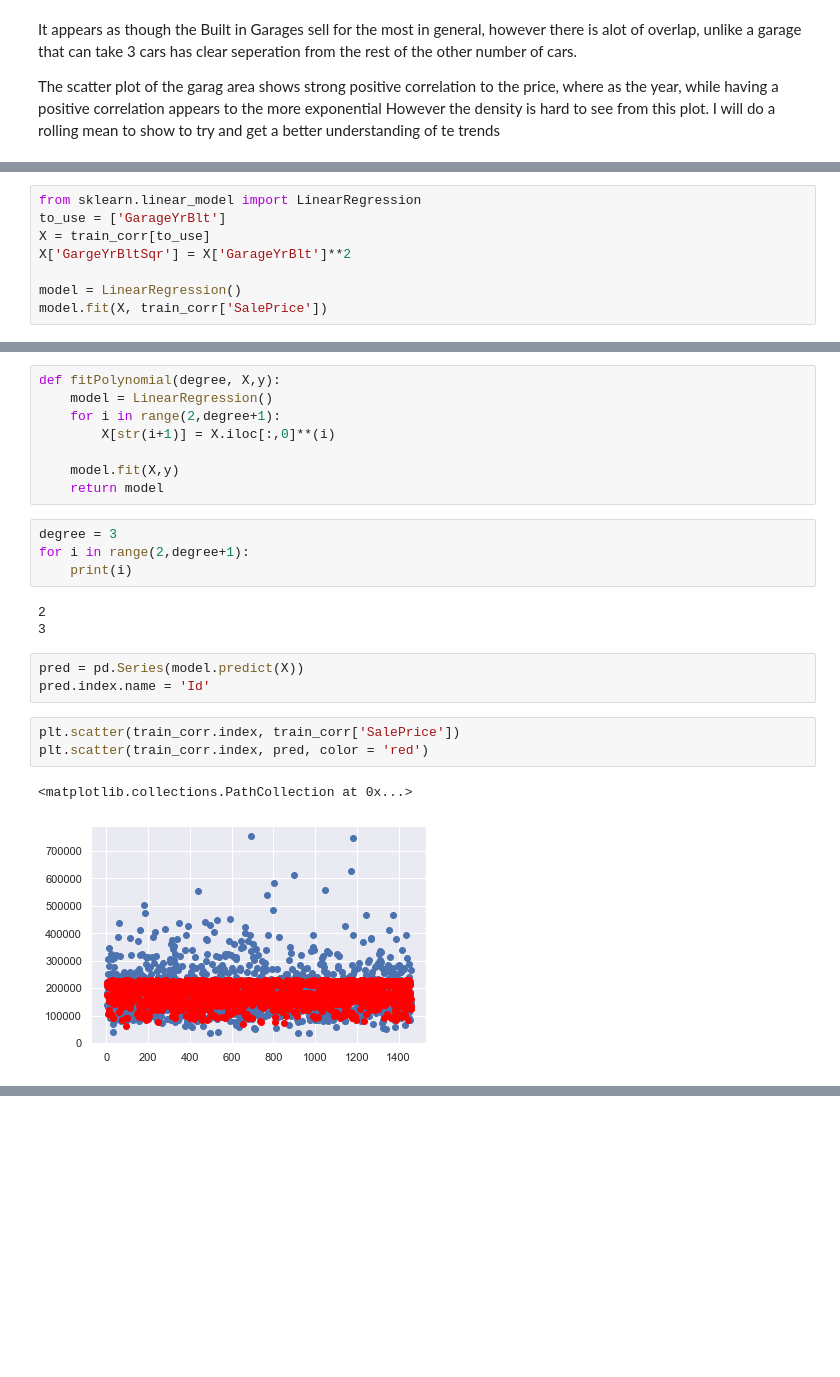
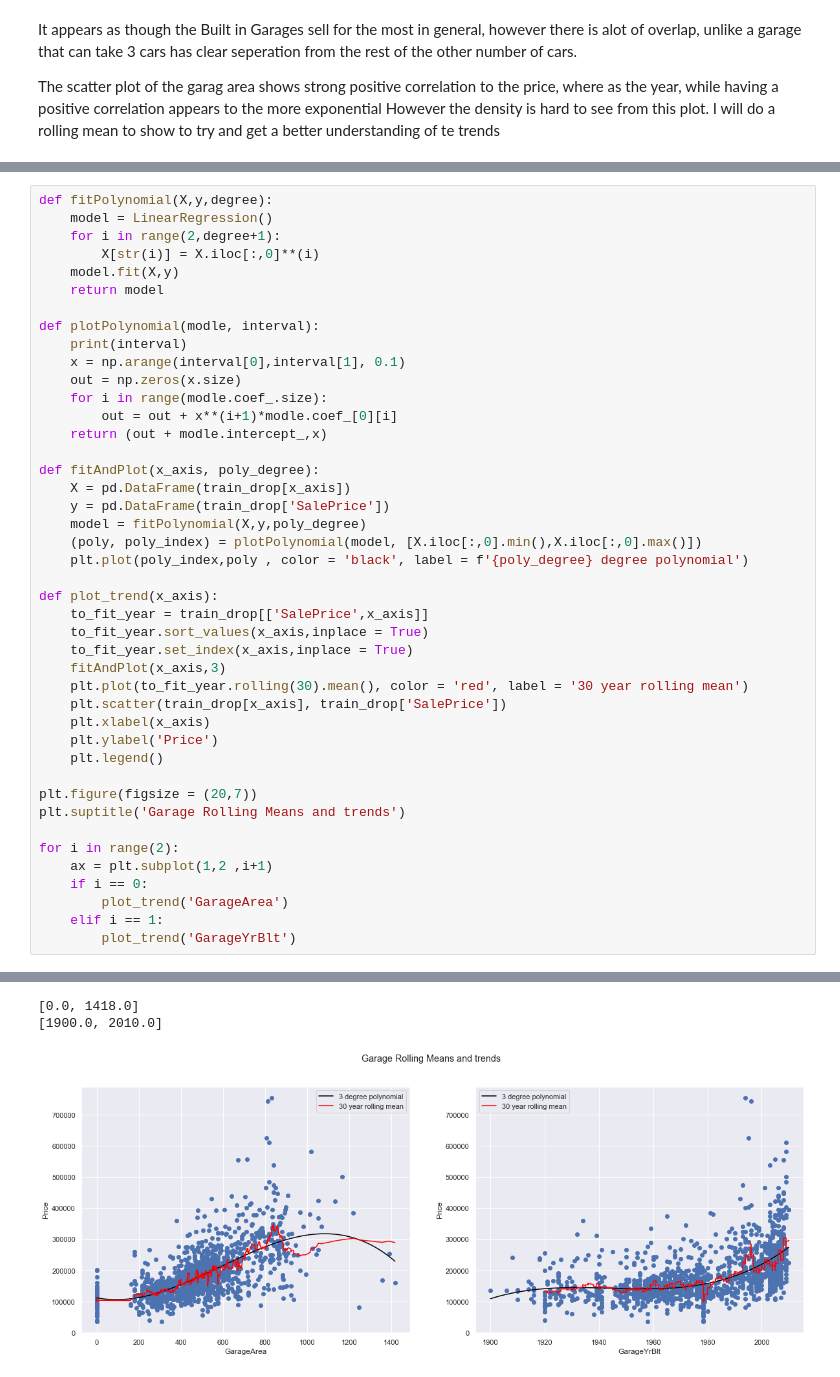
Before and after one commit to bhollands/Iowa-house-prices-advanced-regression, a Jupyter notebook: EDA.ipynb, the cells around one changed output, grey strips where cells are left out. Saved outputs shown, nothing was run; the diff lists cells and outputs as text; blank space fills up the shorter version.

Commit message:
Basic Linear Regression fit ~12

```diff
--- a/EDA.ipynb
+++ b/EDA.ipynb
@@ -196,8 +166,0 @@ See the caveats in the documentation: https://pandas.pydata.org/pandas-docs/stab
-# %%
-from sklearn.linear_model import LinearRegression
-to_use = ['GarageYrBlt']
-X = train_corr[to_use]
-X['GargeYrBltSqr'] = X['GarageYrBlt']**2
-
-model = LinearRegression()
-model.fit(X, train_corr['SalePrice'])
@@ -227,24 +167,44 @@ Name: GarageYrBlt, Length: 1460, dtype: float64
-# %%
-def fitPolynomial(degree, X,y):
-    model = LinearRegression()
-    for i in range(2,degree+1):
-        X[str(i+1)] = X.iloc[:,0]**(i)
-
-    model.fit(X,y)
-    return model
-# %%
-degree = 3
-for i in range(2,degree+1):
-    print(i)
-# %% [output]
-2
-3
-# %%
-pred = pd.Series(model.predict(X))
-pred.index.name = 'Id'
-# %%
-plt.scatter(train_corr.index, train_corr['SalePrice'])
-plt.scatter(train_corr.index, pred, color = 'red')
-# %% [output]
-<matplotlib.collections.PathCollection at 0x...>
-[figure, removed]
+# %%
+def fitPolynomial(X,y,degree):
+    model = LinearRegression()
+    for i in range(2,degree+1):
+        X[str(i)] = X.iloc[:,0]**(i)
+    model.fit(X,y)
+    return model
+
+def plotPolynomial(modle, interval):
+    print(interval)
+    x = np.arange(interval[0],interval[1], 0.1)
+    out = np.zeros(x.size)
+    for i in range(modle.coef_.size):
+        out = out + x**(i+1)*modle.coef_[0][i]
+    return (out + modle.intercept_,x)
+
+def fitAndPlot(x_axis, poly_degree):
+    X = pd.DataFrame(train_drop[x_axis])
+    y = pd.DataFrame(train_drop['SalePrice'])
+    model = fitPolynomial(X,y,poly_degree)
+    (poly, poly_index) = plotPolynomial(model, [X.iloc[:,0].min(),X.iloc[:,0].max()])
+    plt.plot(poly_index,poly , color = 'black', label = f'{poly_degree} degree polynomial')
+
+def plot_trend(x_axis):
+    to_fit_year = train_drop[['SalePrice',x_axis]]
+    to_fit_year.sort_values(x_axis,inplace = True)
+    to_fit_year.set_index(x_axis,inplace = True)
+    fitAndPlot(x_axis,3)
+    plt.plot(to_fit_year.rolling(30).mean(), color = 'red', label = '30 year rolling mean')
+    plt.scatter(train_drop[x_axis], train_drop['SalePrice'])
+    plt.xlabel(x_axis)
+    plt.ylabel('Price')
+    plt.legend()
+
+plt.figure(figsize = (20,7))
+plt.suptitle('Garage Rolling Means and trends')
+
+for i in range(2):
+    ax = plt.subplot(1,2 ,i+1)
+    if i == 0:
+        plot_trend('GarageArea')
+    elif i == 1:
+        plot_trend('GarageYrBlt')
+# %% [output]
@@ -250,0 +219,3 @@ plt.scatter(train_corr.index, pred, color = 'red')
+[0.0, 1418.0]
+[1900.0, 2010.0]
+[figure, added]
```
Also changed, not shown: parts of 16 cells of this notebook.
